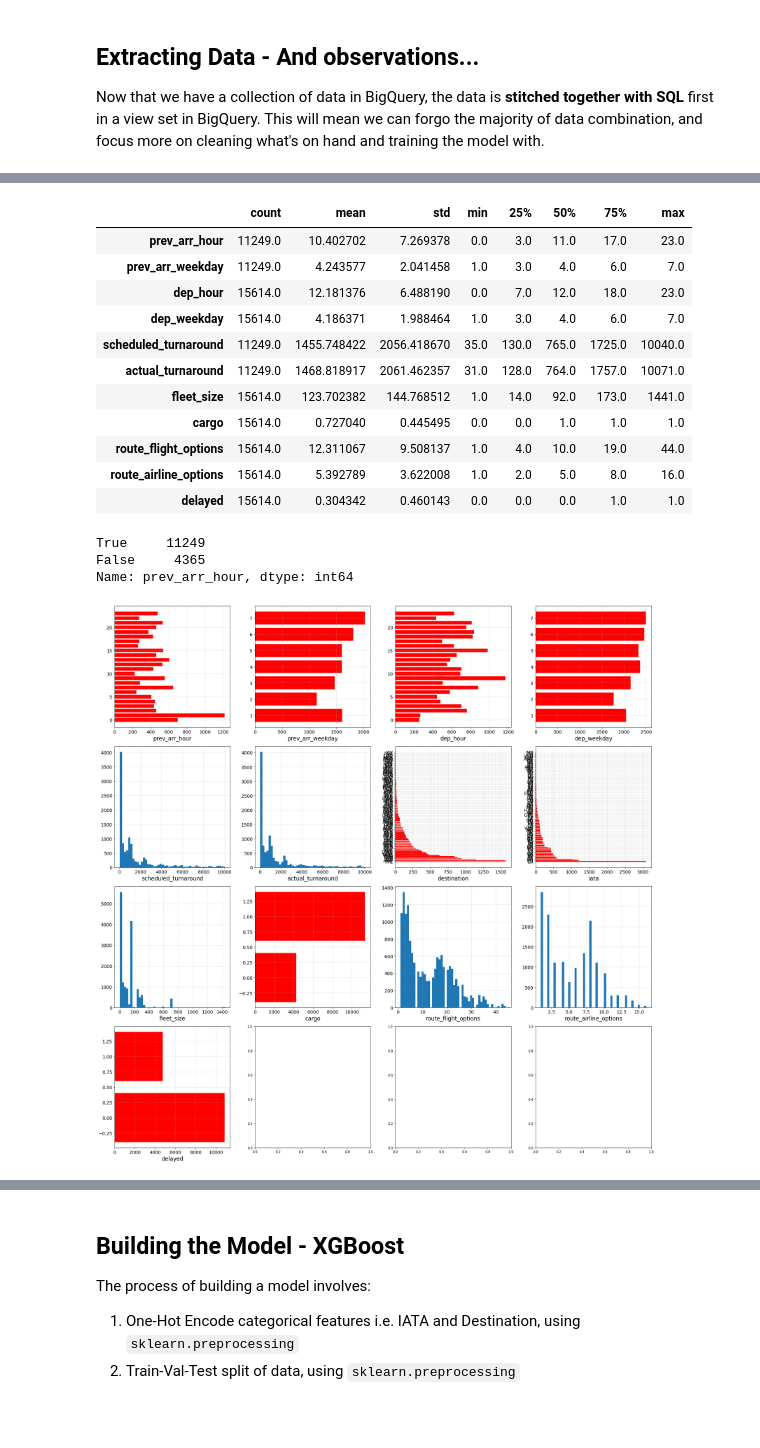
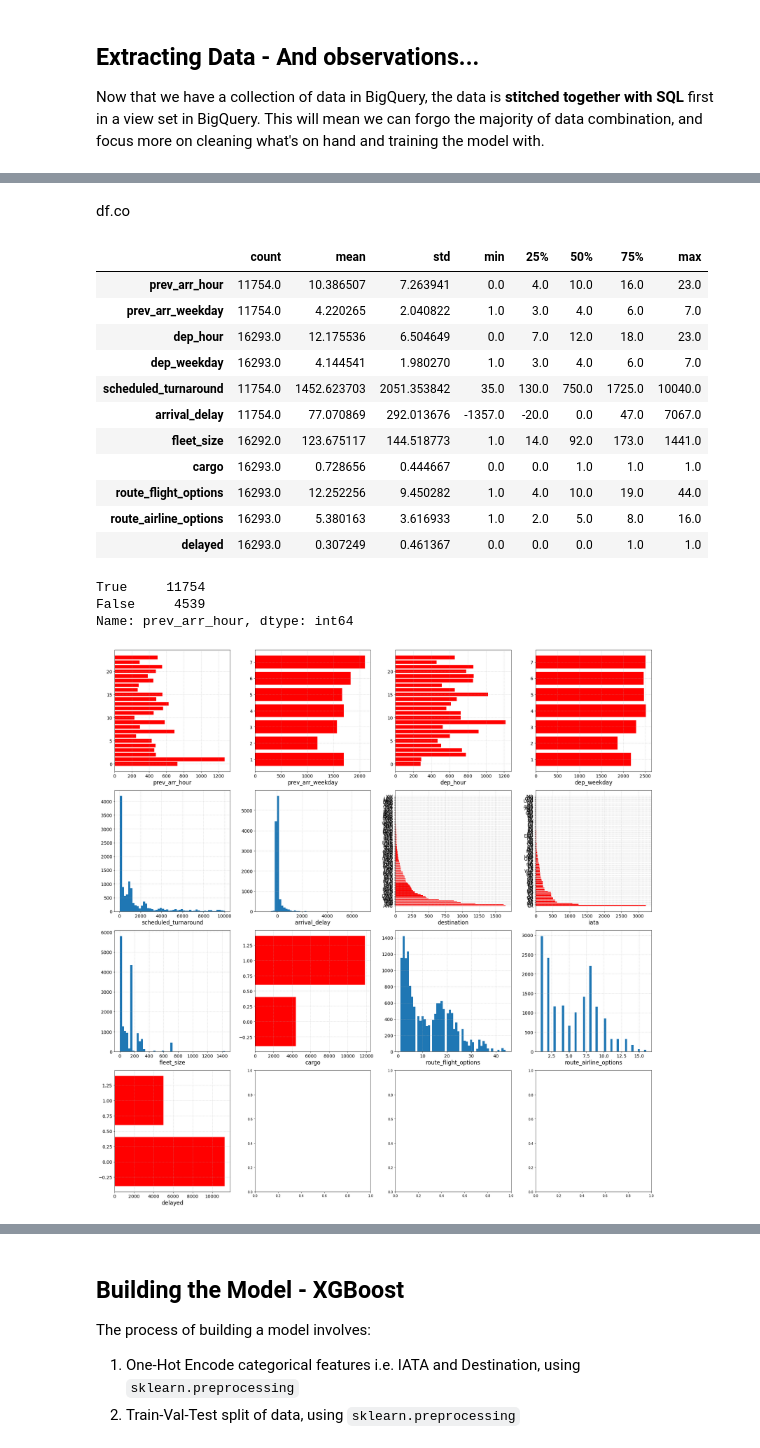
Before and after one commit to yoshi-man/hkg-flights-study, a Jupyter notebook: predict/build_model.ipynb, the cells around one changed output, grey strips where cells are left out. Drawn from its saved outputs; the diff is of its cells as text; code cells hidden in the pictures; blank space fills up the shorter version.

```diff
--- a/predict/build_model.ipynb
+++ b/predict/build_model.ipynb
@@ -138,30 +138,32 @@ memory usage: 1.7+ MB
+# %% [markdown]
+df.co
 # %%
 # casting to float to allow for pd.describe() to work with np.nan more reliably
-df[['scheduled_turnaround', 'actual_turnaround']] = df[
-                                                ['scheduled_turnaround', 'actual_turnaround']
+df[['arrival_delay', 'scheduled_turnaround', 'fleet_size']] = df[
+                                                ['arrival_delay', 'scheduled_turnaround', 'fleet_size']
                                                 ].astype(float)
 # %%
 # basic df summary
 df.describe().T
 # %% [output]
 |  | count | mean | std | min | 25% | 50% | 75% | max |
-| prev_arr_hour | 11249.0 | 10.402702 | 7.269378 | 0.0 | 3.0 | 11.0 | 17.0 | 23.0 |
-| prev_arr_weekday | 11249.0 | 4.243577 | 2.041458 | 1.0 | 3.0 | 4.0 | 6.0 | 7.0 |
-| dep_hour | 15614.0 | 12.181376 | 6.488190 | 0.0 | 7.0 | 12.0 | 18.0 | 23.0 |
-| dep_weekday | 15614.0 | 4.186371 | 1.988464 | 1.0 | 3.0 | 4.0 | 6.0 | 7.0 |
-| scheduled_turnaround | 11249.0 | 1455.748422 | 2056.418670 | 35.0 | 130.0 | 765.0 | 1725.0 | 10040.0 |
-| actual_turnaround | 11249.0 | 1468.818917 | 2061.462357 | 31.0 | 128.0 | 764.0 | 1757.0 | 10071.0 |
-| fleet_size | 15614.0 | 123.702382 | 144.768512 | 1.0 | 14.0 | 92.0 | 173.0 | 1441.0 |
-| cargo | 15614.0 | 0.727040 | 0.445495 | 0.0 | 0.0 | 1.0 | 1.0 | 1.0 |
-| route_flight_options | 15614.0 | 12.311067 | 9.508137 | 1.0 | 4.0 | 10.0 | 19.0 | 44.0 |
-| route_airline_options | 15614.0 | 5.392789 | 3.622008 | 1.0 | 2.0 | 5.0 | 8.0 | 16.0 |
-| delayed | 15614.0 | 0.304342 | 0.460143 | 0.0 | 0.0 | 0.0 | 1.0 | 1.0 |
+| prev_arr_hour | 11754.0 | 10.386507 | 7.263941 | 0.0 | 4.0 | 10.0 | 16.0 | 23.0 |
+| prev_arr_weekday | 11754.0 | 4.220265 | 2.040822 | 1.0 | 3.0 | 4.0 | 6.0 | 7.0 |
+| dep_hour | 16293.0 | 12.175536 | 6.504649 | 0.0 | 7.0 | 12.0 | 18.0 | 23.0 |
+| dep_weekday | 16293.0 | 4.144541 | 1.980270 | 1.0 | 3.0 | 4.0 | 6.0 | 7.0 |
+| scheduled_turnaround | 11754.0 | 1452.623703 | 2051.353842 | 35.0 | 130.0 | 750.0 | 1725.0 | 10040.0 |
+| arrival_delay | 11754.0 | 77.070869 | 292.013676 | -1357.0 | -20.0 | 0.0 | 47.0 | 7067.0 |
+| fleet_size | 16292.0 | 123.675117 | 144.518773 | 1.0 | 14.0 | 92.0 | 173.0 | 1441.0 |
+| cargo | 16293.0 | 0.728656 | 0.444667 | 0.0 | 0.0 | 1.0 | 1.0 | 1.0 |
+| route_flight_options | 16293.0 | 12.252256 | 9.450282 | 1.0 | 4.0 | 10.0 | 19.0 | 44.0 |
+| route_airline_options | 16293.0 | 5.380163 | 3.616933 | 1.0 | 2.0 | 5.0 | 8.0 | 16.0 |
+| delayed | 16293.0 | 0.307249 | 0.461367 | 0.0 | 0.0 | 0.0 | 1.0 | 1.0 |
 # %%
 # how many flights have a previous arrival flight?
 df['prev_arr_hour'].notnull().value_counts()
 # %% [output]
-True     11249
-False     4365
+True     11754
+False     4539
 Name: prev_arr_hour, dtype: int64
 # %%
 # Plotting the distributions of variables
@@ -170,7 +172,7 @@ attribute_number = len(df.columns)
 # Attribute plot type
 plot_type = {
     'prev_arr_hour':'bar_i', 'prev_arr_weekday':'bar_i', 'dep_hour':'bar_i', 'dep_weekday':'bar_i',
-       'scheduled_turnaround':'hist', 'actual_turnaround':'hist', 'destination':'bar', 'iata':'bar',
+       'scheduled_turnaround':'hist', 'arrival_delay':'hist', 'destination':'bar', 'iata':'bar',
        'fleet_size':'hist', 'cargo':'bar_i', 'route_flight_options':'hist', 'route_airline_options':'hist',
        'delayed':'bar_i'
 }
@@ -178,32 +180,32 @@ plot_type = {
 # subplots
 fig = plt.figure(figsize=(24, 24))
 ax = fig.subplots(attribute_number//4+1,4)
 # iterations
 for num, title in enumerate(df.columns):
     idx = num//4 # divided with no remainder
     idy = num%4  # remainder
     if plot_type[title] == 'bar':
         value_count_dict = df[title].value_counts().to_dict()
         keys = list(value_count_dict.keys())
         values = list(value_count_dict.values())
         ax[idx, idy].barh(keys, values, color='r')
 
     elif plot_type[title] == 'bar_i':
         value_count_dict = df[title].value_counts().to_dict()
         keys = list(value_count_dict.keys())
         values = list(value_count_dict.values())
         ax[idx, idy].barh(keys, values, color='r')
 
     else:
         ax[idx, idy].hist(df[title].values, bins=50);
 
     # set title with attribute
     ax[idx, idy].set_xlabel(title, fontsize=17)
     # set grid width
     ax[idx, idy].grid(linestyle='--', alpha=0.5)
     # font size of ticks
     ax[idx, idy].tick_params(labelsize=14)
 plt.tight_layout()
 # %% [output]
-[figure, old version]
+[figure, new version]
 # %% [markdown]
```
Also changed, not shown: parts of 20 cells of this notebook, 31 other files.
